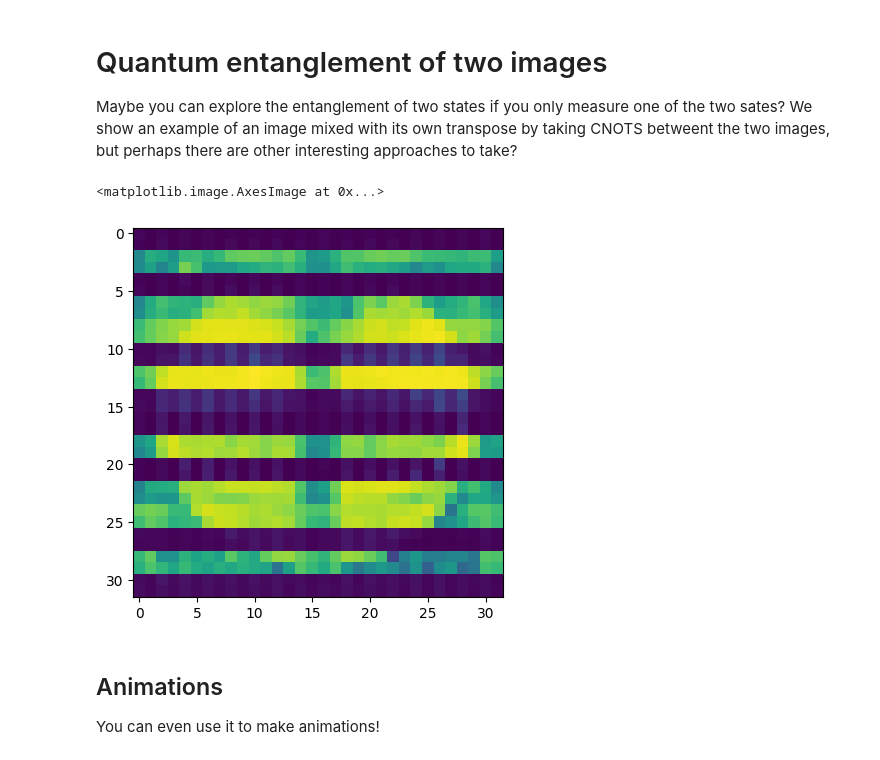
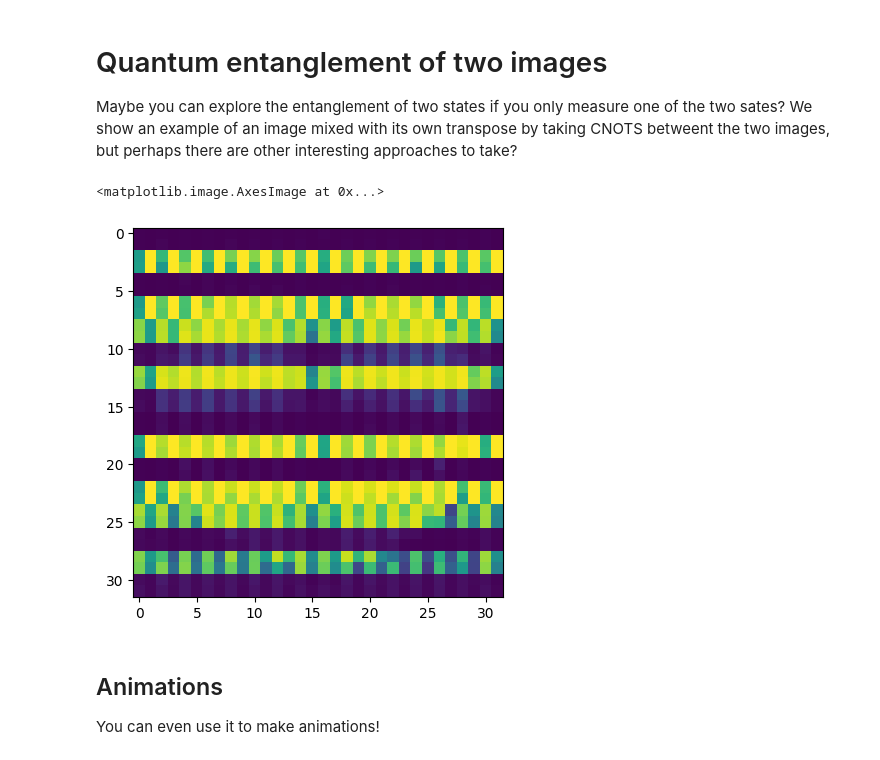
Before and after one commit to moth-quantum/QuantumArtHack, a Jupyter notebook: QPIXL_demo.ipynb, the cells around one changed output. Drawn from its saved outputs; the diff is of its cells as text; code cells hidden in the pictures.

```diff
--- a/QPIXL_demo.ipynb
+++ b/QPIXL_demo.ipynb
@@ -423,36 +423,36 @@ interactive(children=(FloatSlider(value=3.0, description='ang', max=6.2831853071
 # Quantum entanglement of two images
 Maybe you can explore the entanglement of two states if you only measure one of the two sates? We show an example of an image mixed with its own transpose by taking CNOTS betweent the two images, but perhaps there are other interesting approaches to take?
 # %%
-img1 = Image.open("QuantumArtHack/figures/creation_world.png")
+img1 = Image.open("figures/creation_world.png")
 shape1 = (32, 32)
 img1 = img1.resize(shape1, Image.Resampling.LANCZOS)
 # img1 = examples().invader
 # shape1 = img1.shape#(64,64)
 img2 = hlp.examples().space
 shape2 = img2.shape
 
 
 img1 = hlp.convertToAngles(hlp.pad_0(img1))
 img2 = hlp.convertToAngles(hlp.pad_0(img2))
 # img2,img1=img1,img2
 qc1 = cFRQI(img1, 80)
 qc2 = cFRQI(img2, 50)
 big_qc = QuantumCircuit(qc1.width() + qc2.width())
 big_qc = big_qc.compose(qc1, qubits=list(range(qc1.width())))
 big_qc = big_qc.compose(qc2, qubits=list(range(qc1.width(), qc1.width() + qc2.width())))
 ### INSERT DESIRED GATES HERE
 for i in [0, 2, 4, 6]:
     big_qc.cx(i, i + qc1.width())
     # Example of CNOT between two image states, as an "entangling operation"
 #########################
 job = backend.run(big_qc)
 sv = np.abs(job.result().get_statevector())
 img = hlp.decodeQPIXL(sv, state_to_prob=np.real)  # Image 1 is the one that is recovered
 img = hlp.reconstruct_img(img, shape1)
 plt.imshow(img)
 # %% [output]
 <matplotlib.image.AxesImage at 0x...>
-[figure, old version]
+[figure, new version]
 # %% [markdown]
 ## Animations
 You can even use it to make animations!
```
Also changed, not shown: parts of 10 cells of this notebook, 1 other file.
